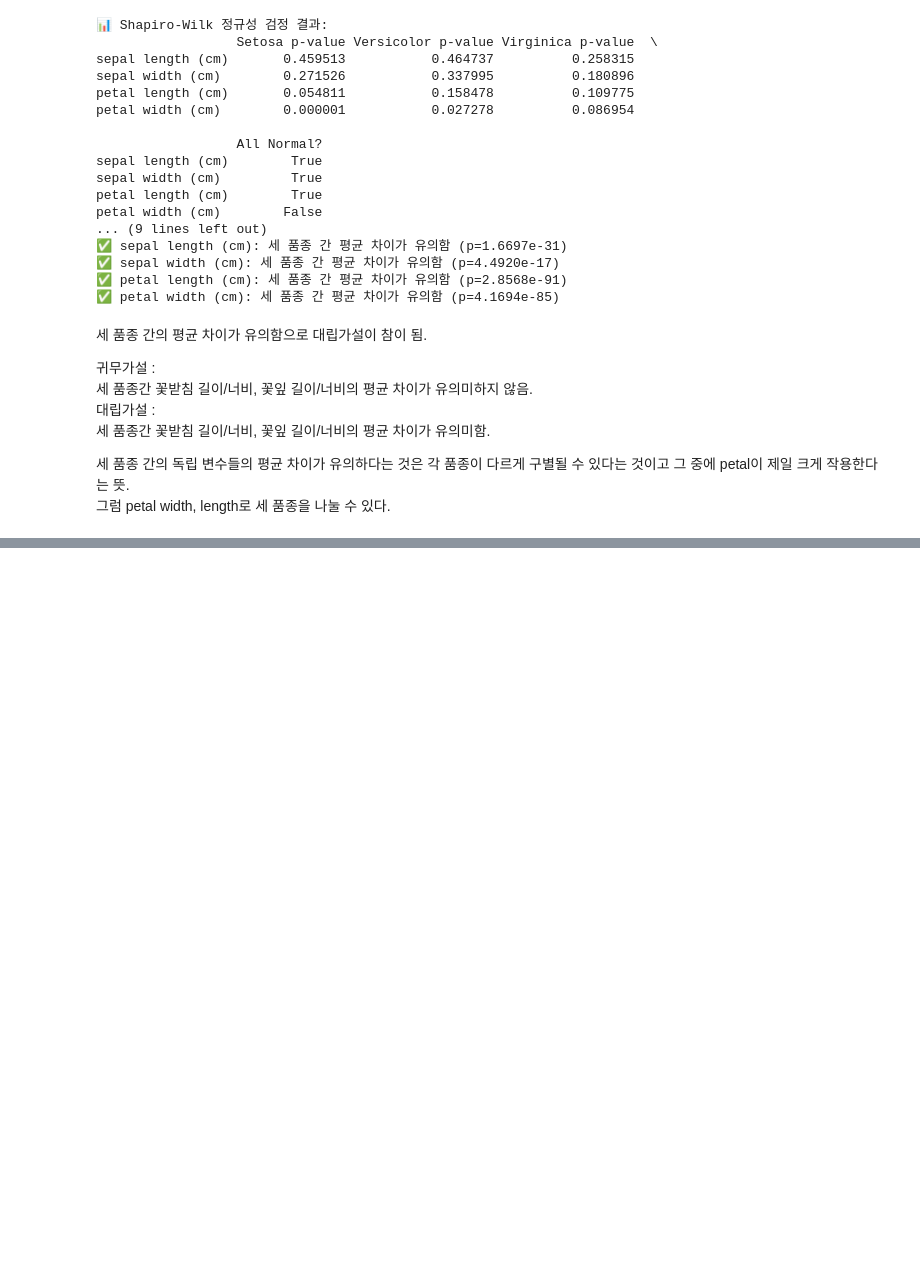
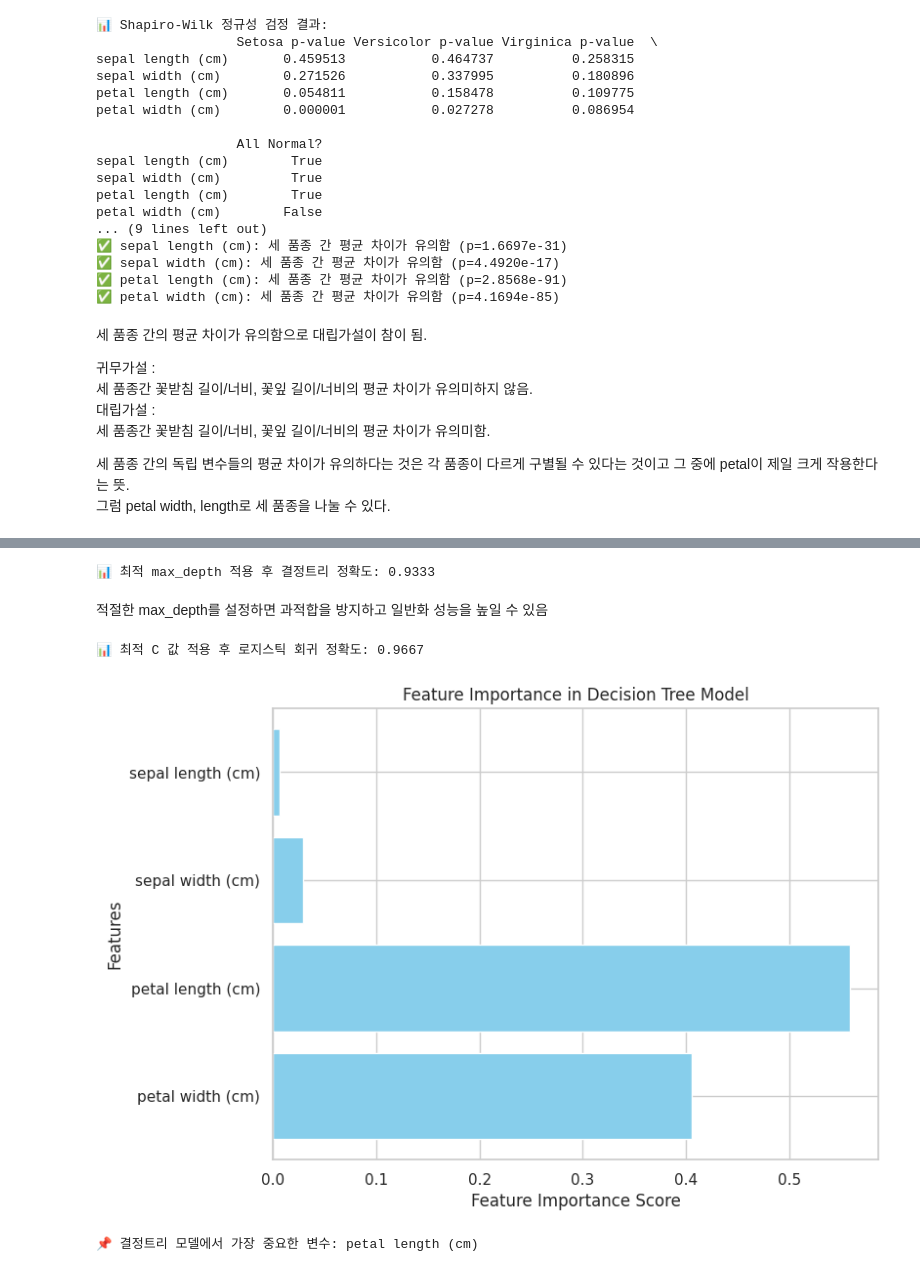
Before and after one commit to YiPhoebe/iris, a Jupyter notebook: result_report.ipynb, the cells around one changed output, grey strips where cells are left out. Saved outputs shown, nothing was run; the diff lists cells and outputs as text; code cells hidden in the pictures; blank space fills up the shorter version.

Commit message:
결정트리 모델 시각화

```diff
--- a/result_report.ipynb
+++ b/result_report.ipynb
@@ -375,0 +374,22 @@ from sklearn.model_selection import train_test_split
+# %%
+# 데이터를 학습용과 테스트용으로 분할하기 위해 train_test_split 함수를 사용하시오 (예: 70:30 또는 80:20 비율).
+
+from sklearn.model_selection import train_test_split
+
+# iris = sd.load_dataset('iris')   # 샘플 데이터 부르기
+# X = iris.drop('species', axis=1)
+# y = iris['species']       # 머신러닝위해 x와 y벡터 설정
+
+# iris['species'].value_counts()   # 데이터 종 개수 세기
+
+# ✅ 독립 변수(X)와 종속 변수(y) 분리
+X = df.drop(columns=["species"])  # 특성 데이터 (꽃받침 길이/너비, 꽃잎 길이/너비)
+y = df["species"]  # 품종 데이터 (Setosa, Versicolor, Virginica)
+
+# ✅ 데이터 분할 (80% 학습, 20% 테스트)
+X_train, X_test, y_train, y_test = train_test_split(X, y, test_size=0.2, random_state=42, stratify=y)
+
+# ✅ 분할된 데이터 크기 확인
+print("📊 데이터 분할 결과:")
+print(f"훈련 데이터 크기: X_train={X_train.shape}, y_train={y_train.shape}")
+print(f"테스트 데이터 크기: X_test={X_test.shape}, y_test={y_test.shape}")
@@ -375,0 +525,58 @@ from sklearn.model_selection import train_test_split
+# %%
+# 하이퍼파라미터 조정을 통한 성능 향상
+# 1) 결정트리 모델의 하이퍼파라미터 조정
+# 최적의 트리 깊이를 찾기 위한 그리드 서치
+from sklearn.model_selection import GridSearchCV
+
+param_grid = {"max_depth": [2, 3, 4, 5, None]}
+grid_search = GridSearchCV(DecisionTreeClassifier(random_state=42), param_grid, cv=5)
+grid_search.fit(X_train, y_train)
+
+# 최적의 하이퍼파라미터 적용
+best_dt_model = grid_search.best_estimator_
+y_pred_best_dt = best_dt_model.predict(X_test)
+
+# 최적화된 모델 평가
+best_dt_accuracy = accuracy_score(y_test, y_pred_best_dt)
+print(f"📊 최적 max_depth 적용 후 결정트리 정확도: {best_dt_accuracy:.4f}")
+# %% [output]
+📊 최적 max_depth 적용 후 결정트리 정확도: 0.9333
+# %% [markdown]
+적절한 max_depth를 설정하면 과적합을 방지하고 일반화 성능을 높일 수 있음
+# %%
+# 로지스틱 회귀 모델의 정규화 조정
+# 정규화 강도를 조절하는 하이퍼파라미터 C 조정
+param_grid_lr = {"C": [0.01, 0.1, 1, 10, 100]}
+grid_search_lr = GridSearchCV(LogisticRegression(max_iter=200, random_state=42), param_grid_lr, cv=5)
+grid_search_lr.fit(X_train, y_train)
+
+# 최적의 하이퍼파라미터 적용
+best_lr_model = grid_search_lr.best_estimator_
+y_pred_best_lr = best_lr_model.predict(X_test)
+
+# 최적화된 모델 평가
+best_lr_accuracy = accuracy_score(y_test, y_pred_best_lr)
+print(f"📊 최적 C 값 적용 후 로지스틱 회귀 정확도: {best_lr_accuracy:.4f}")
+# %% [output]
+📊 최적 C 값 적용 후 로지스틱 회귀 정확도: 0.9667
+# %%
+# 결정트리 모델의 Feature Importance를 시각화하고, 어떤 변수가 품종 분류에 가장 중요한지 설명하시오.
+# Feature Importance 가져오기
+feature_importance = dt_model.feature_importances_
+features = X.columns
+
+# 시각화
+plt.figure(figsize=(8, 6))
+plt.barh(features, feature_importance, color="skyblue")
+plt.xlabel("Feature Importance Score")
+plt.ylabel("Features")
+plt.title("Feature Importance in Decision Tree Model")
+plt.gca().invert_yaxis()  # 중요도가 높은 순으로 정렬
+plt.show()
+
+# ✅ 가장 중요한 변수 출력
+most_important_feature = features[np.argmax(feature_importance)]
+print(f"📌 결정트리 모델에서 가장 중요한 변수: {most_important_feature}")
+# %% [output]
+[figure, added]
+📌 결정트리 모델에서 가장 중요한 변수: petal length (cm)
```
Also changed, not shown: parts of 12 cells of this notebook.
